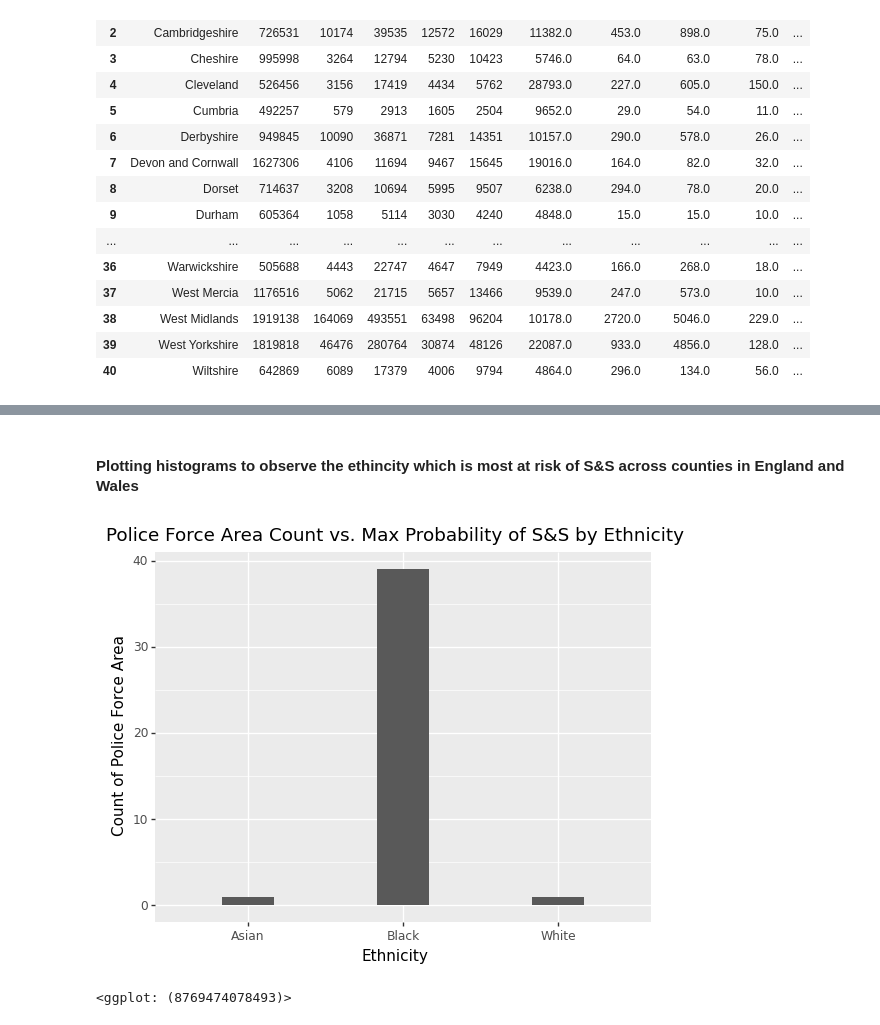
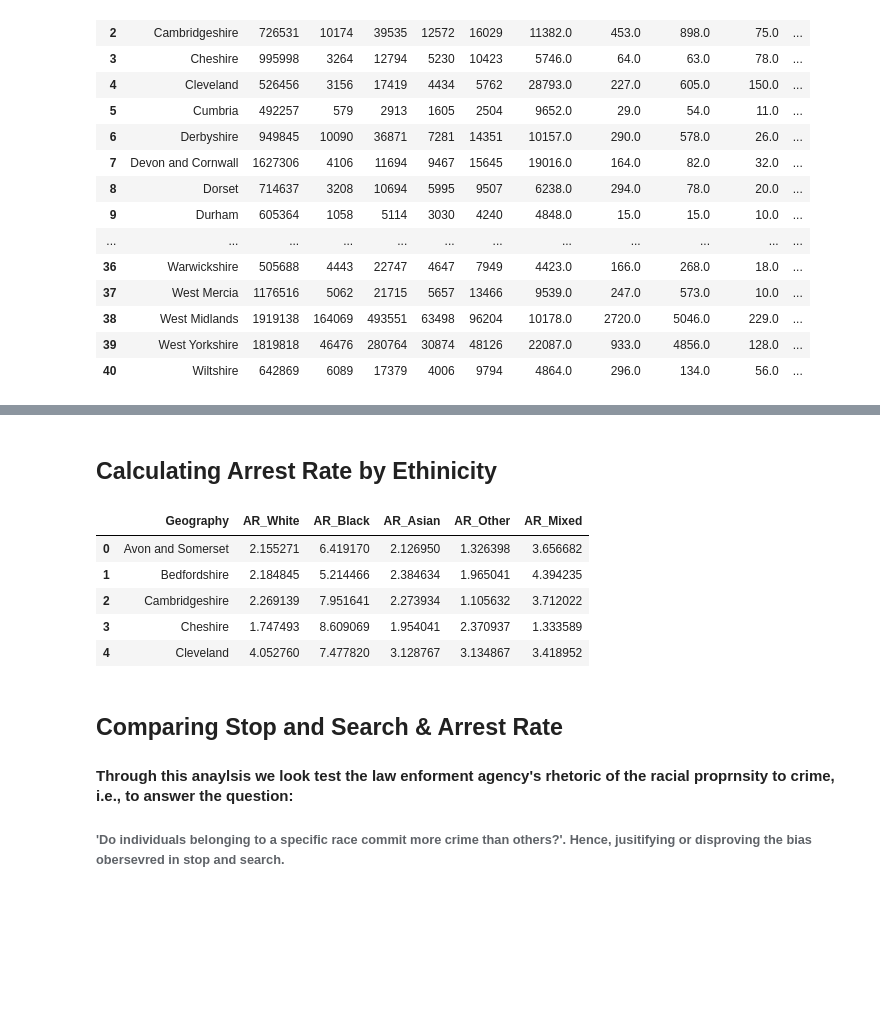
Before and after one commit to neerajthandayan/CourseProject, a Jupyter notebook: Notebooks/Crime_Data.ipynb, the cells around one changed output, grey strips where cells are left out. Cells and saved outputs as stored; diff of their text form; code cells hidden in the pictures; blank space fills up the shorter version.

```diff
--- a/Notebooks/Crime_Data.ipynb
+++ b/Notebooks/Crime_Data.ipynb
@@ -286,11 +220,18 @@ SSProb.head(5)
-# %% [markdown]
-#### Plotting histograms to observe the ethincity which is most at risk of S&S across counties in England and Wales
-# %%
-ggplot(SSProb, aes(x='MaxSS')) + \
-geom_histogram() + \
-xlab('Ethnicity') + \
-ylab('Count of Police Force Area') + \
-ggtitle('Police Force Area Count vs. Max Probability of S&S by Ethnicity')
-# %% [output]
-[figure, removed]
-<ggplot: (8769474078493)>
+# %% [markdown]
+## Calculating Arrest Rate by Ethinicity
+# %%
+rt = pd.DataFrame((master.iloc[:,11:].values / master.iloc[:,1:6].values)*100, columns= master.iloc[:,11:].columns)
+arate = pd.concat([master['Geography'],rt.astype(float,errors='raise') ], axis=1)
+arate.head()
+# %% [output]
+|  | Geography | AR_White | AR_Black | AR_Asian | AR_Other | AR_Mixed |
+| 0 | Avon and Somerset | 2.155271 | 6.419170 | 2.126950 | 1.326398 | 3.656682 |
+| 1 | Bedfordshire | 2.184845 | 5.214466 | 2.384634 | 1.965041 | 4.394235 |
+| 2 | Cambridgeshire | 2.269139 | 7.951641 | 2.273934 | 1.105632 | 3.712022 |
+| 3 | Cheshire | 1.747493 | 8.609069 | 1.954041 | 2.370937 | 1.333589 |
+| 4 | Cleveland | 4.052760 | 7.477820 | 3.128767 | 3.134867 | 3.418952 |
+# %% [markdown]
+## Comparing Stop and Search & Arrest Rate
+#### Through this anaylsis we look test the law enforment agency's rhetoric of the racial proprnsity to crime, i.e., to answer the question:
+
+###### 'Do individuals belonging to a specific race commit more crime than others?'. Hence, jusitifying or disproving the bias obersevred in stop and search.
```
Also changed, not shown: parts of 27 cells of this notebook.
